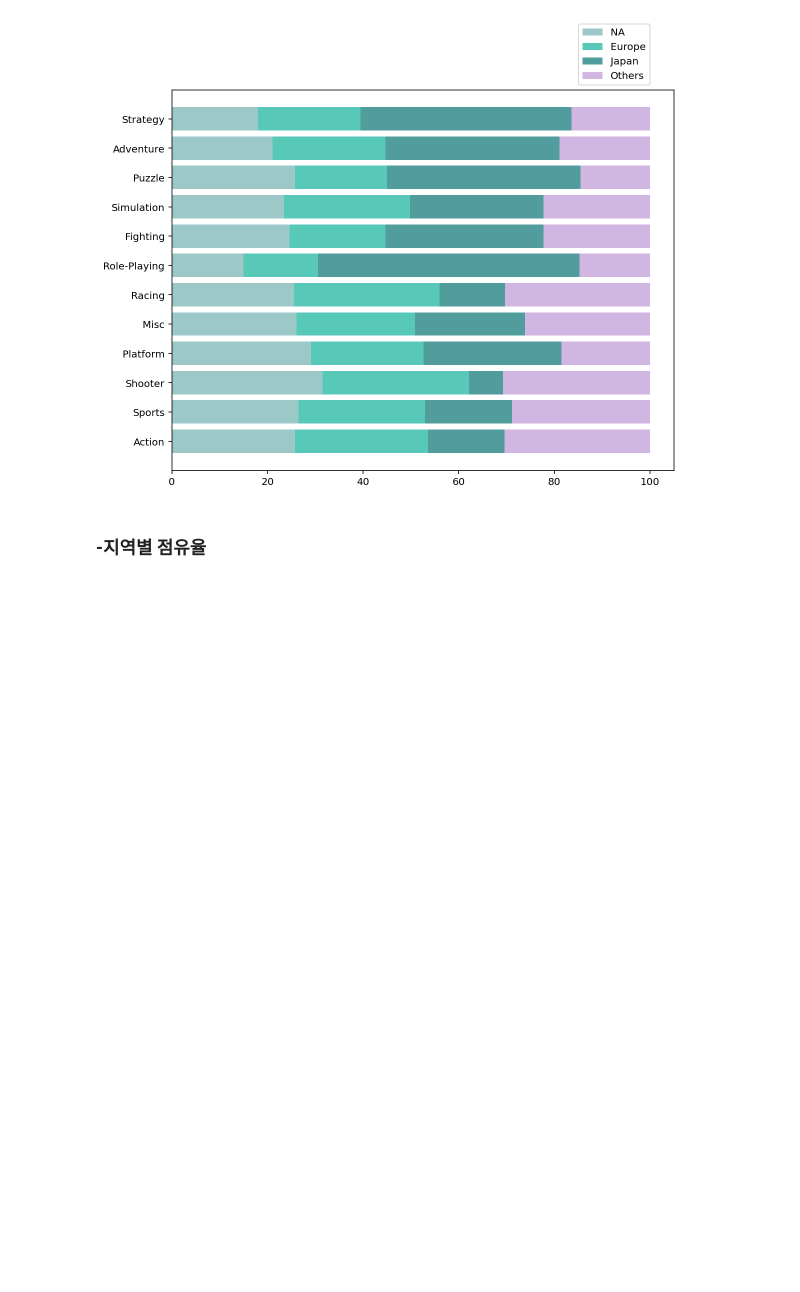
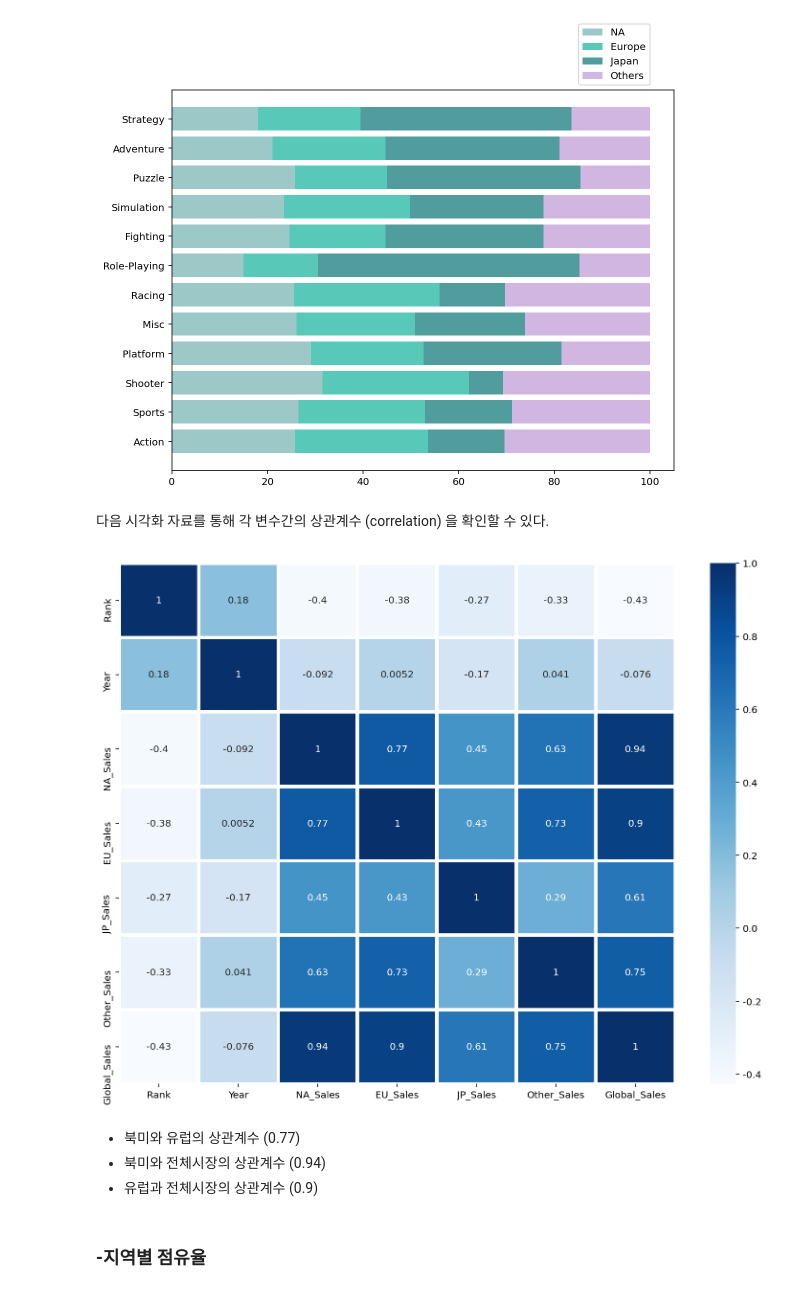
Before and after one commit to joyw93/AI_Project, a Jupyter notebook: AI_06_조용원_Section1.ipynb, the cells around one changed output. Saved outputs shown, nothing was run; the diff lists cells and outputs as text; code cells hidden in the pictures; blank space fills up the shorter version.

```diff
--- a/AI_06_조용원_Section1.ipynb
+++ b/AI_06_조용원_Section1.ipynb
@@ -265,6 +265,23 @@ plt.legend(loc="lower left",bbox_to_anchor=(0.8,1.0))
 plt.show()
 # %% [output]
 [figure]
+# %% [markdown]
+다음 시각화 자료를 통해 각 변수간의 상관계수 (correlation) 을 확인할 수 있다.
+# %%
+dfc=copy.copy(df)
+dfc=dfc.sort_values(by='Global_Sales',ascending=False)
+dfc=dfc.reset_index().drop('index',axis=1)
+dfc=dfc.reset_index()
+dfc.rename(columns={'index':'Rank'}, inplace=True)
+plt.figure(figsize=(13,10))
+sns.heatmap(dfc.corr(), cmap = "Blues", annot=True, linewidth=3)
+plt.show()
+# %% [output]
+[figure, added]
+# %% [markdown]
+* 북미와 유럽의 상관계수 (0.77)
+* 북미와 전체시장의 상관계수 (0.94)
+* 유럽과 전체시장의 상관계수 (0.9)
 # %% [markdown]
 ### -지역별 점유율
 # %%
```
Also changed, not shown: parts of 8 cells of this notebook.
